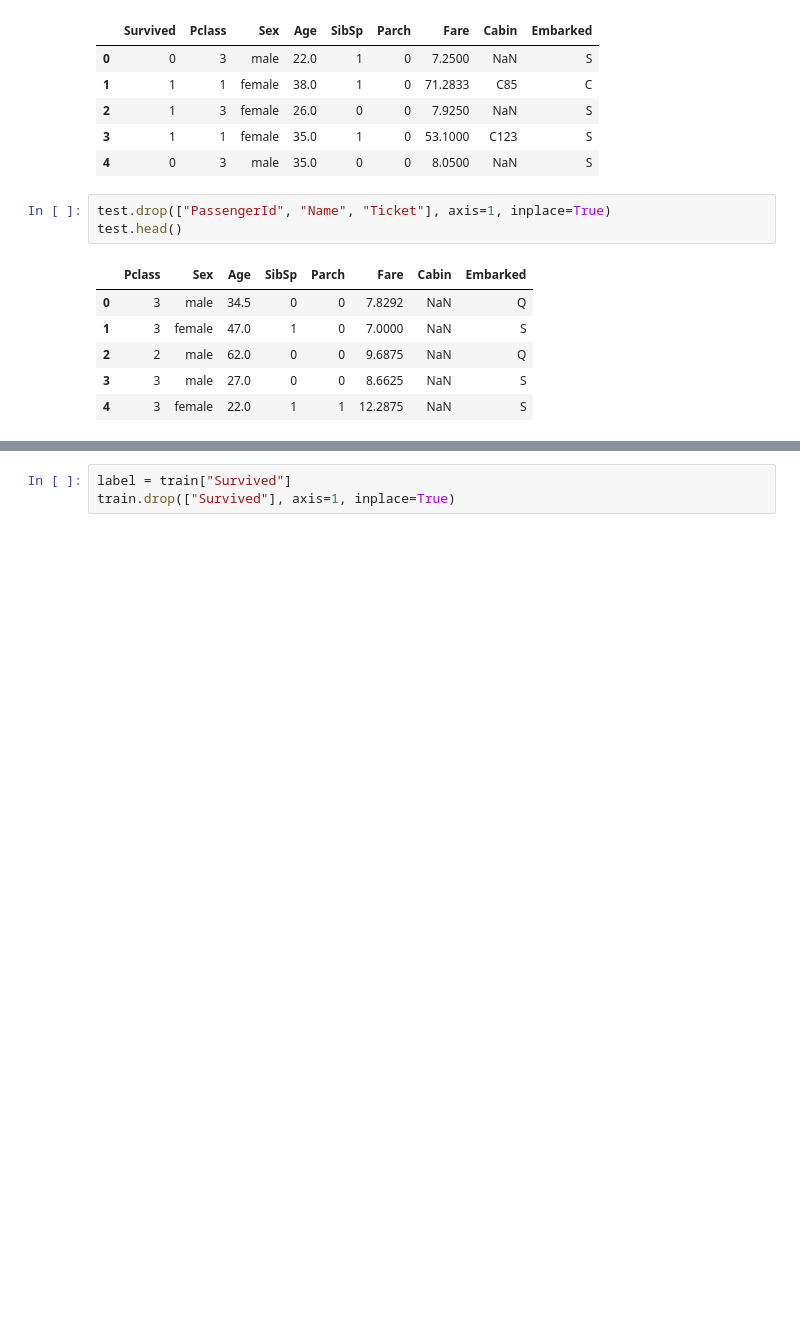
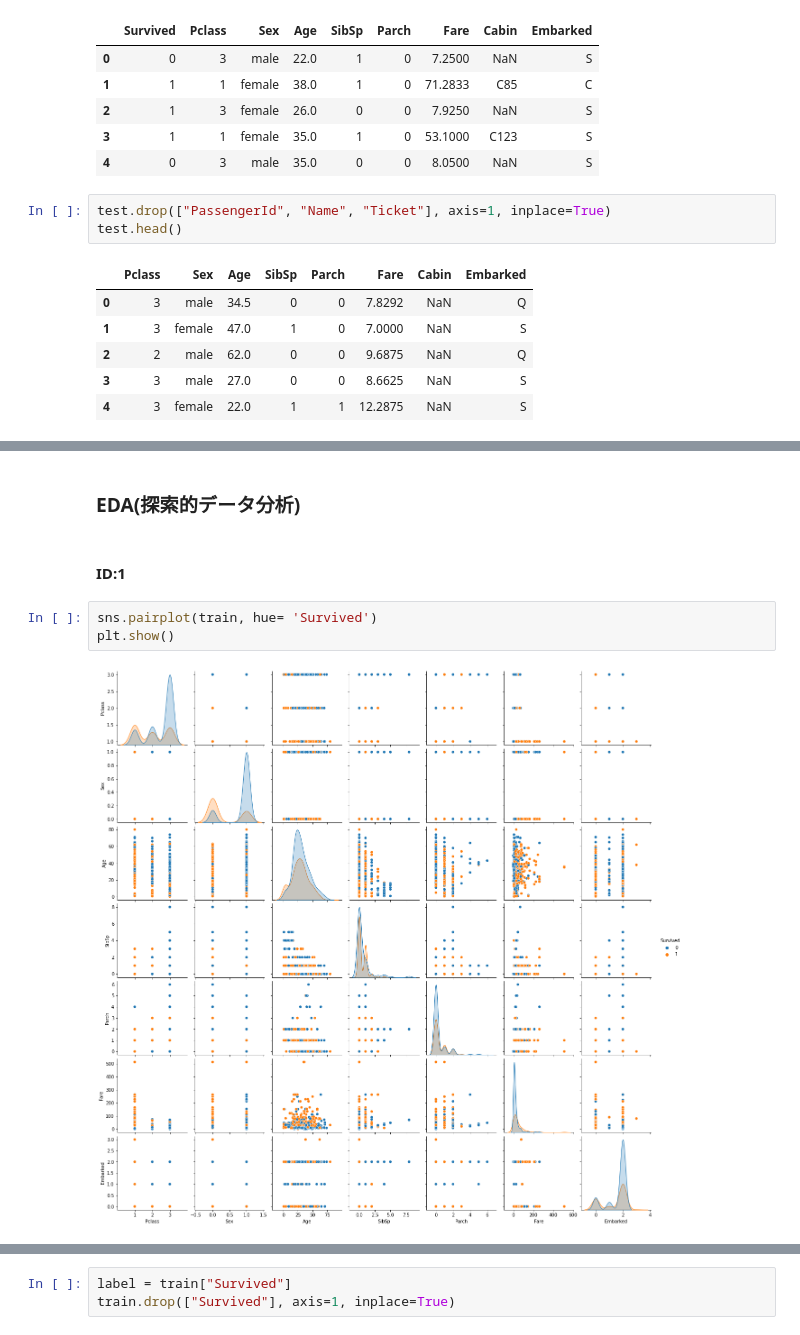
Before and after one commit to juri-saito/kaggle, a Jupyter notebook: titanic(terasawa).ipynb, the cells around one changed output, grey strips where cells are left out. Saved outputs shown, nothing was run; the diff lists cells and outputs as text; blank space fills up the shorter version.

```diff
--- a/titanic(terasawa).ipynb
+++ b/titanic(terasawa).ipynb
@@ -84,0 +134,9 @@ test.head()
+# %% [markdown]
+### EDA(探索的データ分析)
+# %% [markdown]
+#### ID:1
+# %%
+sns.pairplot(train, hue= 'Survived')
+plt.show()
+# %% [output]
+[figure, added]
```
Also changed, not shown: parts of 26 cells of this notebook.
